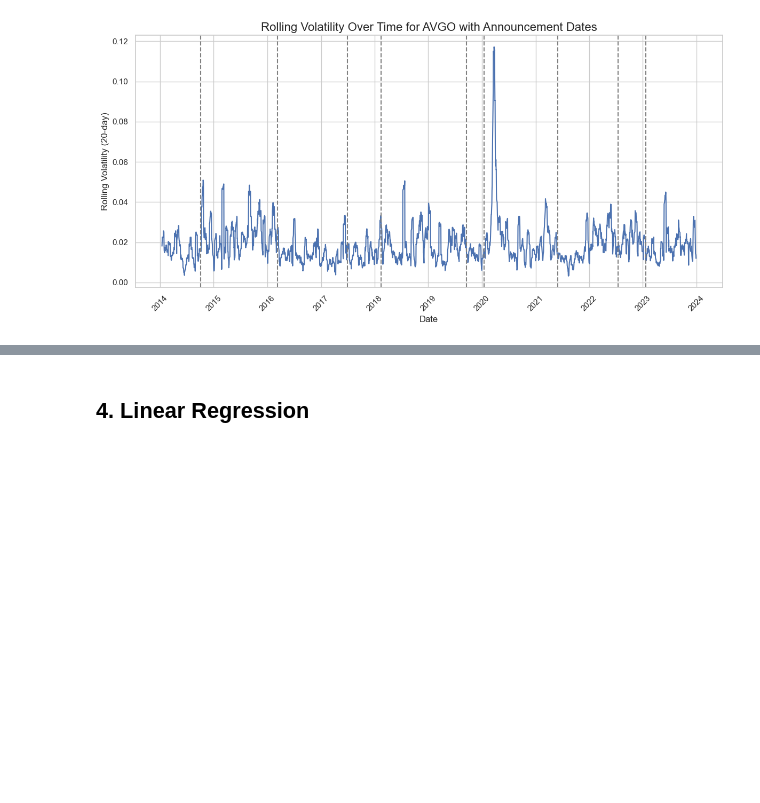
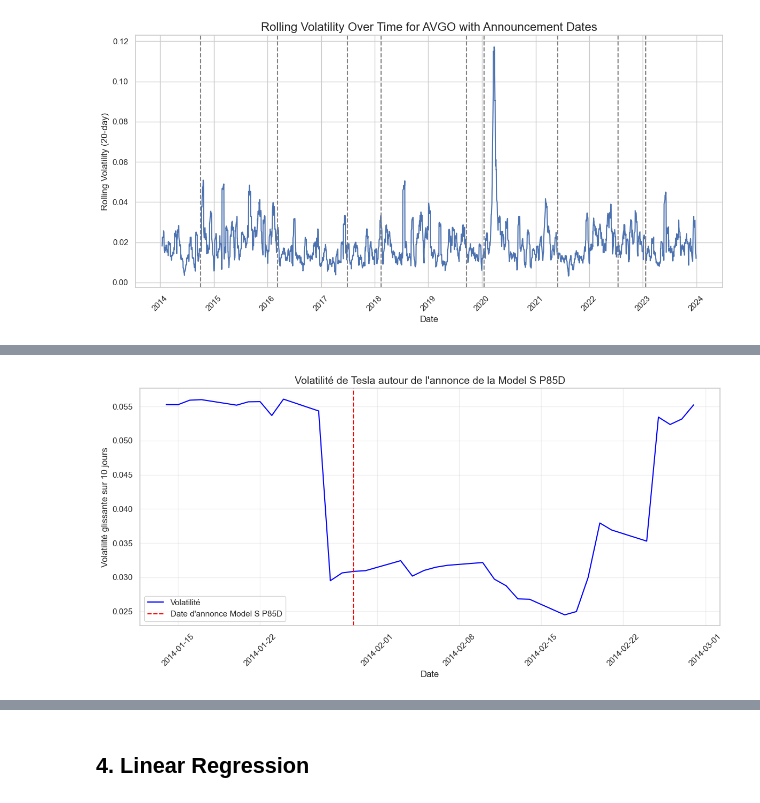
Before and after one commit to Nicodu21/DTFF-project, a Jupyter notebook: code/notebook/DTFF_project.ipynb, the cells around one changed output, grey strips where cells are left out. Drawn from its saved outputs; the diff is of its cells as text; code cells hidden in the pictures; blank space fills up the shorter version.

```diff
--- a/code/notebook/DTFF_project.ipynb
+++ b/code/notebook/DTFF_project.ipynb
@@ -346,0 +375,40 @@ plt.show()
+# %%
+# Choisir une annonce spécifique de Tesla
+announcement_date = '2014-01-30'  # Date de l'annonce de la Model S P85D
+
+# Créer une fenêtre de temps autour de l'annonce (30 jours avant et après)
+start_date = pd.to_datetime(announcement_date) - pd.Timedelta(days=30)
+end_date = pd.to_datetime(announcement_date) + pd.Timedelta(days=30)
+
+# Filtrer les données pour Tesla dans cette période
+tesla_data = df[
+    (df['Name'] == 'TSLA') &
+    (df['Date'] >= start_date) &
+    (df['Date'] <= end_date)
+]
+
+# Créer le graphique
+plt.figure(figsize=(12, 6))
+
+# Tracer la volatilité
+plt.plot(tesla_data['Date'], tesla_data['Rolling_Volatility'], label='Volatilité', color='blue')
+
+# Ajouter une ligne verticale pour la date d'annonce
+plt.axvline(x=pd.to_datetime(announcement_date), color='red', linestyle='--',
+            label='Date d\'annonce Model S P85D')
+
+# Personnaliser le graphique
+plt.title('Volatilité de Tesla autour de l\'annonce de la Model S P85D', fontsize=14)
+plt.xlabel('Date')
+plt.ylabel('Volatilité glissante sur 10 jours')
+plt.legend()
+plt.grid(True, alpha=0.3)
+plt.xticks(rotation=45)
+
+# Ajuster la mise en page
+plt.tight_layout()
+
+# Afficher le graphique
+plt.show()
+# %% [output]
+[figure, added]
```
Also changed, not shown: parts of 9 cells of this notebook.
